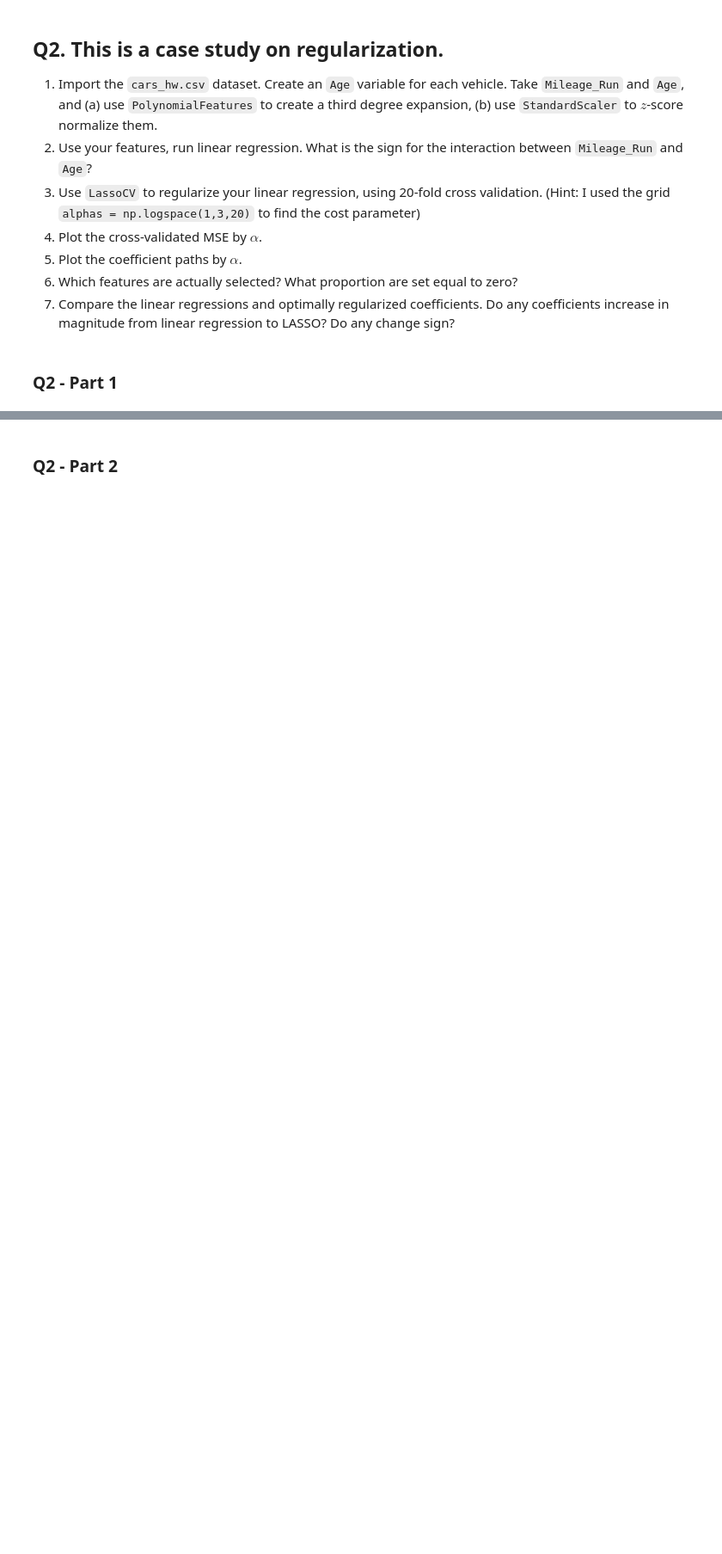
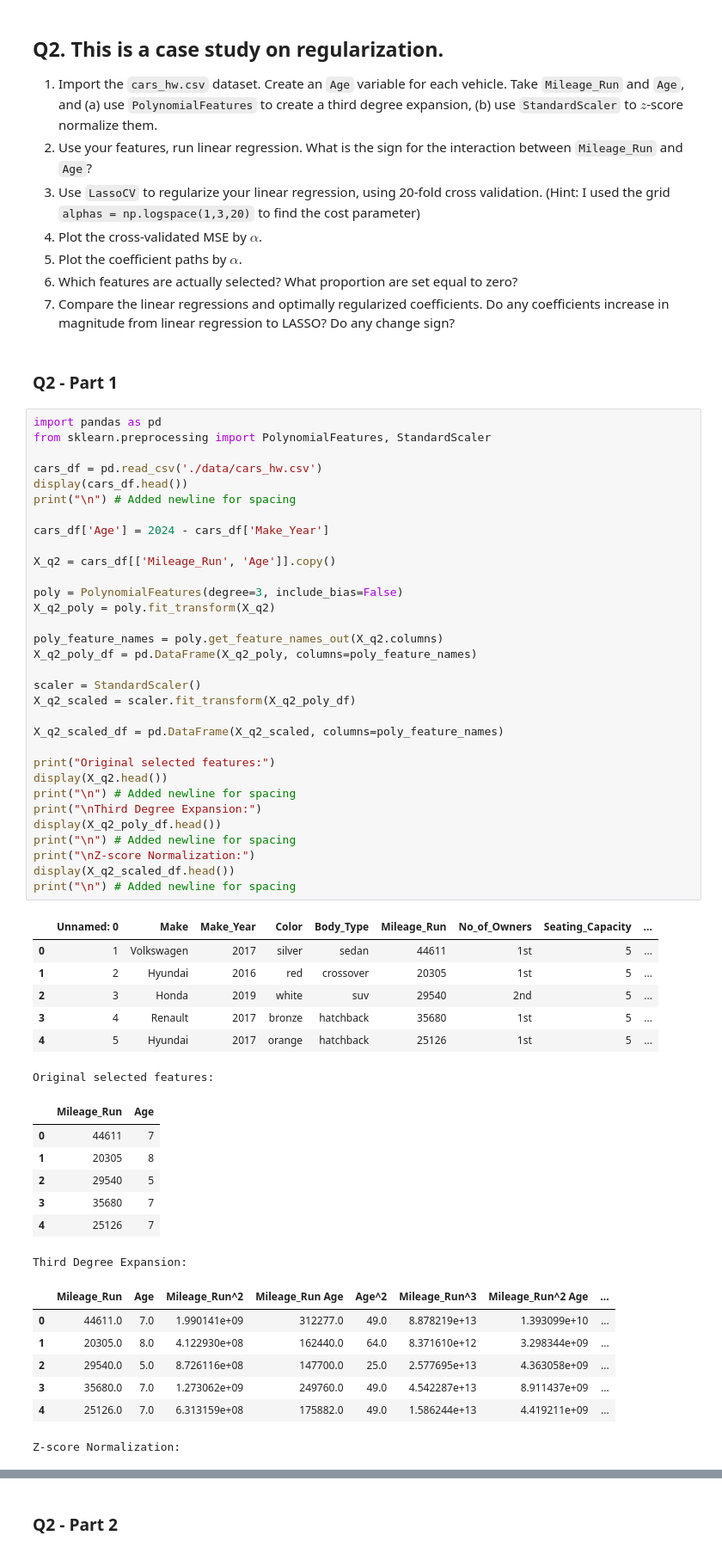
Before and after one commit to thomashooks53/undergrad_ml_assignments, a Jupyter notebook: 04_assignment_regularization.ipynb, the cells around one changed output, grey strips where cells are left out. Shown at 86% size. Drawn from its saved outputs; the diff is of its cells as text; blank space fills up the shorter version.

```diff
--- a/04_assignment_regularization.ipynb
+++ b/04_assignment_regularization.ipynb
@@ -43,3 +81,57 @@
 7. Compare the linear regressions and optimally regularized coefficients. Do any coefficients increase in magnitude from linear regression to LASSO? Do any change sign?
 # %% [markdown]
 ### Q2 - Part 1
+# %%
+import pandas as pd
+from sklearn.preprocessing import PolynomialFeatures, StandardScaler
+
+cars_df = pd.read_csv('./data/cars_hw.csv')
+display(cars_df.head())
+print("\n") # Added newline for spacing
+
+cars_df['Age'] = 2024 - cars_df['Make_Year']
+
+X_q2 = cars_df[['Mileage_Run', 'Age']].copy()
+
+poly = PolynomialFeatures(degree=3, include_bias=False)
+X_q2_poly = poly.fit_transform(X_q2)
+
+poly_feature_names = poly.get_feature_names_out(X_q2.columns)
+X_q2_poly_df = pd.DataFrame(X_q2_poly, columns=poly_feature_names)
+
+scaler = StandardScaler()
+X_q2_scaled = scaler.fit_transform(X_q2_poly_df)
+
+X_q2_scaled_df = pd.DataFrame(X_q2_scaled, columns=poly_feature_names)
+
+print("Original selected features:")
+display(X_q2.head())
+print("\n") # Added newline for spacing
+print("\nThird Degree Expansion:")
+display(X_q2_poly_df.head())
+print("\n") # Added newline for spacing
+print("\nZ-score Normalization:")
+display(X_q2_scaled_df.head())
+print("\n") # Added newline for spacing
+# %% [output]
+|  | Unnamed: 0 | Make | Make_Year | Color | Body_Type | Mileage_Run | No_of_Owners | Seating_Capacity | ... |
+| 0 | 1 | Volkswagen | 2017 | silver | sedan | 44611 | 1st | 5 | ... |
+| 1 | 2 | Hyundai | 2016 | red | crossover | 20305 | 1st | 5 | ... |
+| 2 | 3 | Honda | 2019 | white | suv | 29540 | 2nd | 5 | ... |
+| 3 | 4 | Renault | 2017 | bronze | hatchback | 35680 | 1st | 5 | ... |
+| 4 | 5 | Hyundai | 2017 | orange | hatchback | 25126 | 1st | 5 | ... |
+Original selected features:
+|  | Mileage_Run | Age |
+| 0 | 44611 | 7 |
+| 1 | 20305 | 8 |
+| 2 | 29540 | 5 |
+| 3 | 35680 | 7 |
+| 4 | 25126 | 7 |
+Third Degree Expansion:
+|  | Mileage_Run | Age | Mileage_Run^2 | Mileage_Run Age | Age^2 | Mileage_Run^3 | Mileage_Run^2 Age | ... |
+| 0 | 44611.0 | 7.0 | 1.990141e+09 | 312277.0 | 49.0 | 8.878219e+13 | 1.393099e+10 | ... |
+| 1 | 20305.0 | 8.0 | 4.122930e+08 | 162440.0 | 64.0 | 8.371610e+12 | 3.298344e+09 | ... |
+| 2 | 29540.0 | 5.0 | 8.726116e+08 | 147700.0 | 25.0 | 2.577695e+13 | 4.363058e+09 | ... |
+| 3 | 35680.0 | 7.0 | 1.273062e+09 | 249760.0 | 49.0 | 4.542287e+13 | 8.911437e+09 | ... |
+| 4 | 25126.0 | 7.0 | 6.313159e+08 | 175882.0 | 49.0 | 1.586244e+13 | 4.419211e+09 | ... |
+Z-score Normalization:
```
Also changed, not shown: parts of 15 cells of this notebook.
